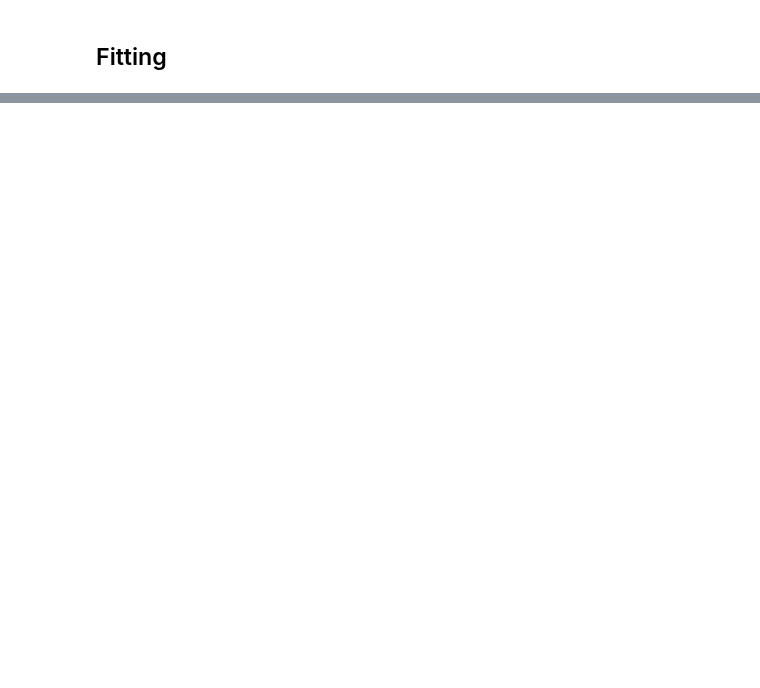
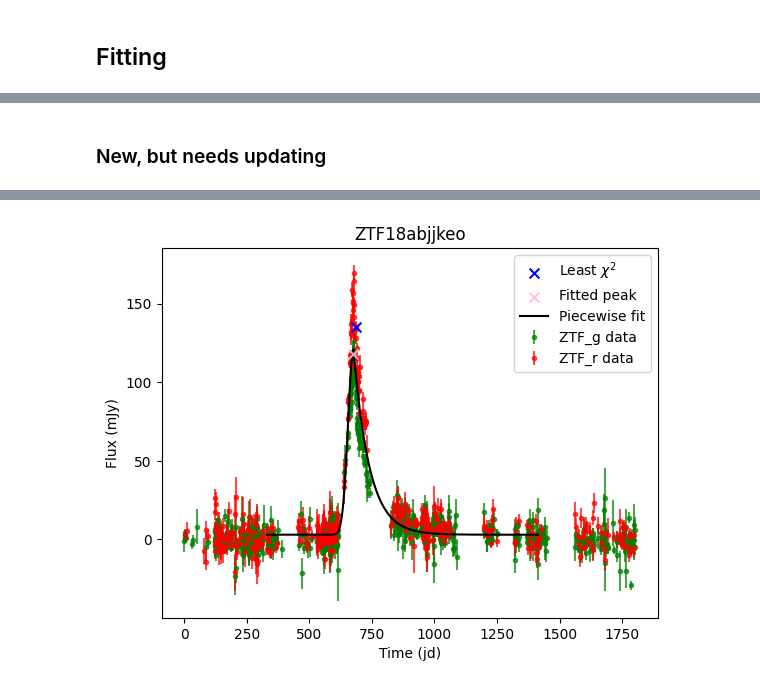
Before and after one commit to TimvdVuurst/FRP_TimvdVuurst, a Jupyter notebook: forced_photometry_2.ipynb, the cells around one changed output, grey strips where cells are left out. Cells and saved outputs as stored; diff of their text form; code cells hidden in the pictures; blank space fills up the shorter version.

```diff
--- a/forced_photometry_2.ipynb
+++ b/forced_photometry_2.ipynb
@@ -268,0 +206,79 @@ ValueError: operands could not be broadcast together with shapes (549,) (821,)
+# %% [markdown]
+### New, but needs updating
+# %%
+##HAS ERROR, SEE BB_ratio() FOR INFO
+
+# def BB(nu,T):
+#     #Blackbody spectrum for a certain frequency given in Hz, not an array of values
+#     factor = 2*h*nu**3/(c**2)
+#     exponent = (h*nu)/(k*T)
+#     return factor /(np.exp(exponent)-1)
+
+
+def BB_ratio(T):
+    exp1 = np.exp((h*v0)/(k*T))
+    exp2 = np.exp((h*v1)/(k*T))
+    return v1**3 * (exp1 - 1) / (v0**3 * (exp2 - 1))
+
+def gauss_exp_fit(t,*p):
+    Fp = 10**p[0]
+    peak_position = p[1]
+    sigma_rise = 10**p[2]
+    tau_dec = 10**p[3]
+    F0 = p[4]
+    T = 10**p[5]
+
+    trel = t - peak_position
+    gaussian = lambda t: Fp * np.exp(-(np.square(t-peak_position)/(2*sigma_rise**2))) + F0
+    exp_decay = lambda t: Fp * np.exp(-(t-peak_position)/tau_dec) + F0
+
+    # trel2 = t - t[np.argmin(gaussian(t)-Fp)]
+    # print(trel2)
+    function = np.piecewise(t,[trel <= 0,trel>0],[gaussian, exp_decay])
+    return function * BB_ratio(T)
+
+def gauss_exp(t,*p):
+    Fp = 10**p[0]
+    peak_position = p[1]
+    sigma_rise = 10**p[2]
+    tau_dec = 10**p[3]
+    F0 = p[4]
+    T = 10**p[5]
+
+    trel = t - peak_position
+    gaussian = lambda t: Fp * np.exp(-(np.square(t-peak_position)/(2*sigma_rise**2))) + F0
+    exp_decay = lambda t: Fp * np.exp(-(t-peak_position)/tau_dec) + F0
+
+    # trel2 = t - t[np.argmin(gaussian(t)-Fp)]
+    # print(trel2)
+    function = np.piecewise(t,[trel <= 0,trel>0],[gaussian, exp_decay])
+    return function
+
+
+popt,pcov,info_dict,_,_ = curve_fit(gauss_exp_fit,time_fit,flux_fit,p0=guesses,bounds=boundings,sigma=err_fit,
+                                    full_output=True)
+
+names = ["log10(Fp)","peak_position","log10(sigma_rise)","log10(tau_dec)","F0","log10(T)"]
+display = [f"{names[i]} = {opt}" for i,opt in enumerate(popt)]
+print("Popt:",display,'\nErrors',np.diagonal(pcov),'\nRelative error: ',np.diagonal(pcov)/popt)
+
+moretimes = np.linspace(min(time_fit),max(time_fit),1000)
+fit = gauss_exp(moretimes,*popt) #fit it to a function that doesn't have the BB ratio
+
+plt.errorbar(time[greenmask],flux[greenmask],err[greenmask],fmt='.',c='green',label='ZTF_g data',zorder=-1,alpha=0.7)
+plt.errorbar(time[~greenmask],flux[~greenmask],err[~greenmask],fmt='.',c='red',label='ZTF_r data',zorder=-1,alpha=0.7)
+# plt.scatter(time,flux,s=5,c='black',label='Data')
+plt.scatter(time[peak_ind],flux[peak_ind],s=50,marker='x',c='blue',zorder=10,label=r'Least $\chi^2$')
+plt.scatter(popt[1],10**popt[0],s=50,marker='x',c='pink',zorder=10,label=r'Fitted peak',alpha=0.9)
+
+plt.plot(moretimes,fit,label='Piecewise fit',zorder=9,c='black')
+# plt.vlines(popt[1],0,150,label='Found peak',colors='red')
+plt.xlabel("Time (jd)")
+plt.ylabel("Flux (mJy)")
+plt.title("ZTF18abjjkeo")
+plt.legend()
+plt.show()
+
+# print(fp.chi2(flux,err,model_fit=gauss_exp_fit(moretimes,*popt)))
+print(time_fit,time[peak_ind])
+# %% [output]
@@ -268,0 +290 @@ ValueError: operands could not be broadcast together with shapes (549,) (821,)
+[figure, added]
```
Also changed, not shown: parts of 14 cells of this notebook, 4 other files.
